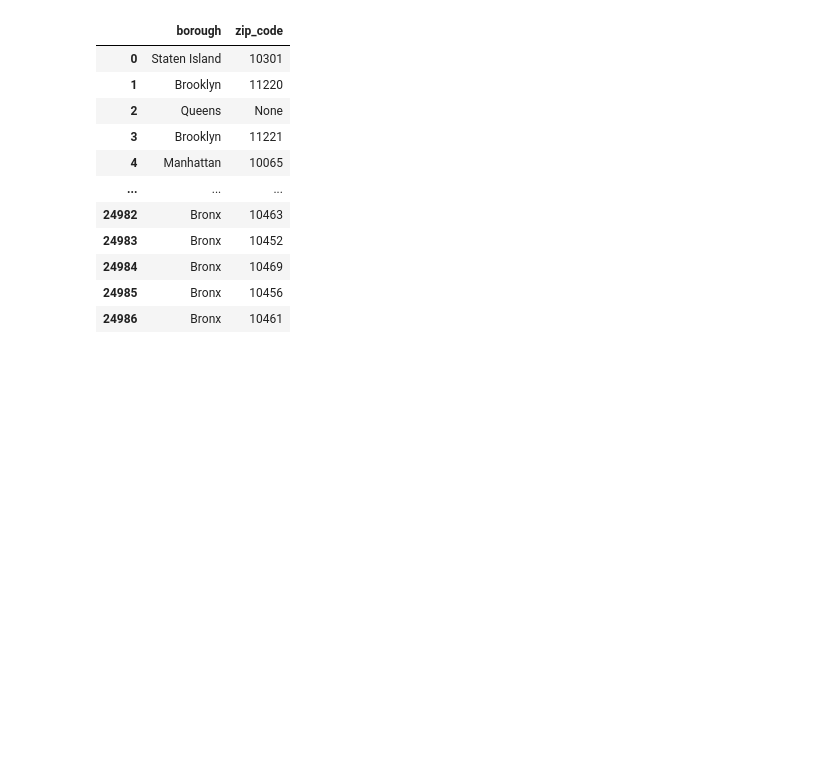
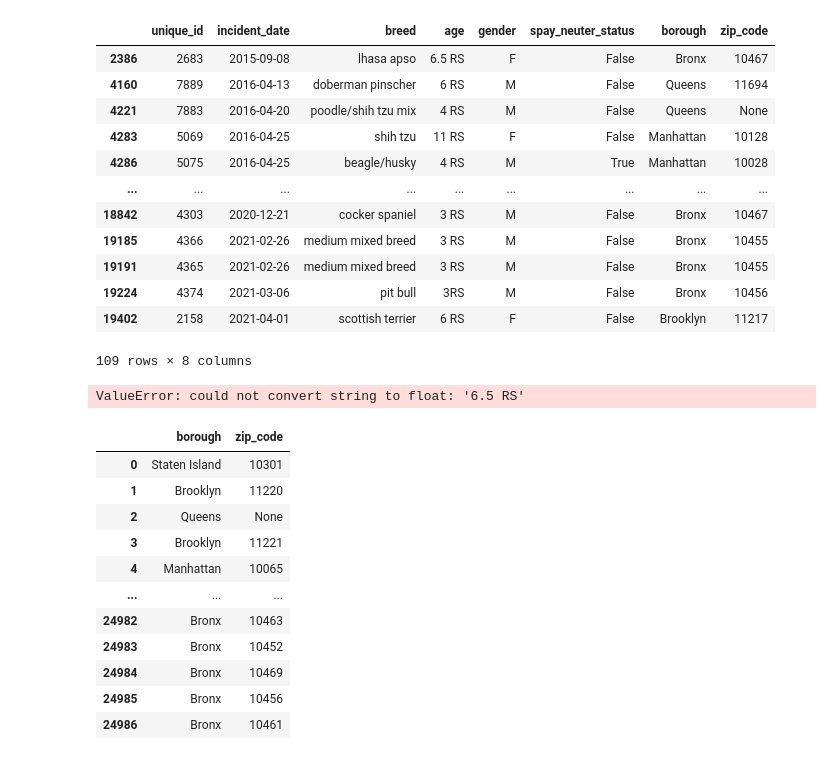
Before and after one commit to gburlew/Dog-Bite-Data, a Jupyter notebook: dogbites.ipynb, the cells around one changed output. Drawn from its saved outputs; the diff is of its cells as text; code cells hidden in the pictures; blank space fills up the shorter version.

```diff
--- a/dogbites.ipynb
+++ b/dogbites.ipynb
@@ -70,3 +109,49 @@ dog_data_clean
+# %%
+dog_data_clean[dog_data_clean['age'].str.contains("RS") == True]
+# %% [output]
+|  | unique_id | incident_date | breed | age | gender | spay_neuter_status | borough | zip_code |
+| 2386 | 2683 | 2015-09-08 | lhasa apso | 6.5 RS | F | False | Bronx | 10467 |
+| 4160 | 7889 | 2016-04-13 | doberman pinscher | 6 RS | M | False | Queens | 11694 |
+| 4221 | 7883 | 2016-04-20 | poodle/shih tzu mix | 4 RS | M | False | Queens | None |
+| 4283 | 5069 | 2016-04-25 | shih tzu | 11 RS | F | False | Manhattan | 10128 |
+| 4286 | 5075 | 2016-04-25 | beagle/husky | 4 RS | M | True | Manhattan | 10028 |
+| ... | ... | ... | ... | ... | ... | ... | ... | ... |
+| 18842 | 4303 | 2020-12-21 | cocker spaniel | 3 RS | M | False | Bronx | 10467 |
+| 19185 | 4366 | 2021-02-26 | medium mixed breed | 3 RS | M | False | Bronx | 10455 |
+| 19191 | 4365 | 2021-02-26 | medium mixed breed | 3 RS | M | False | Bronx | 10455 |
+| 19224 | 4374 | 2021-03-06 | pit bull | 3RS | M | False | Bronx | 10456 |
+| 19402 | 2158 | 2021-04-01 | scottish terrier | 6 RS | F | False | Brooklyn | 11217 |
+109 rows × 8 columns
+# %%
+# Quick function to cleanup the 'age' data.
+def months_to_year(age):
+  if age != None:
+    if age[-1] == "M":
+      age = age.replace("M", "")
+      age = np.floor(int(age) / 12)
+    elif age[-1] == "m":
+      age = age.replace("m", "")
+      age = np.floor(int(age) / 12)
+    elif age[-1] == "MTH":
+      age = age.replace("MTH", "")
+      age = np.floor(int(age) / 12)
+    elif age[-1] == 'yrs':
+      age = age.replace(' yrs', '')
+      age = np.floor(int(age))
+    elif age[-1] == 'RS':
+      age = age.replace('RS', '')
+      age = np.floor(int(age))
+    else:
+      float(age)
+  return age
+
+df = dog_data_clean.copy()
+# df["age"] = df['age'].apply(lambda x: months_to_year(x))
+
+df['age'] = df['age'].apply(lambda x: months_to_year(x))
+df[df['age'] == 0]
+# %% [output]
+ValueError: could not convert string to float: '6.5 RS'
 # %%
 # Exporting DataFrames to csv files.
 dog_data_clean.to_csv("cleaned_data.csv")
```
Also changed, not shown: parts of 5 cells of this notebook, 1 other file.
